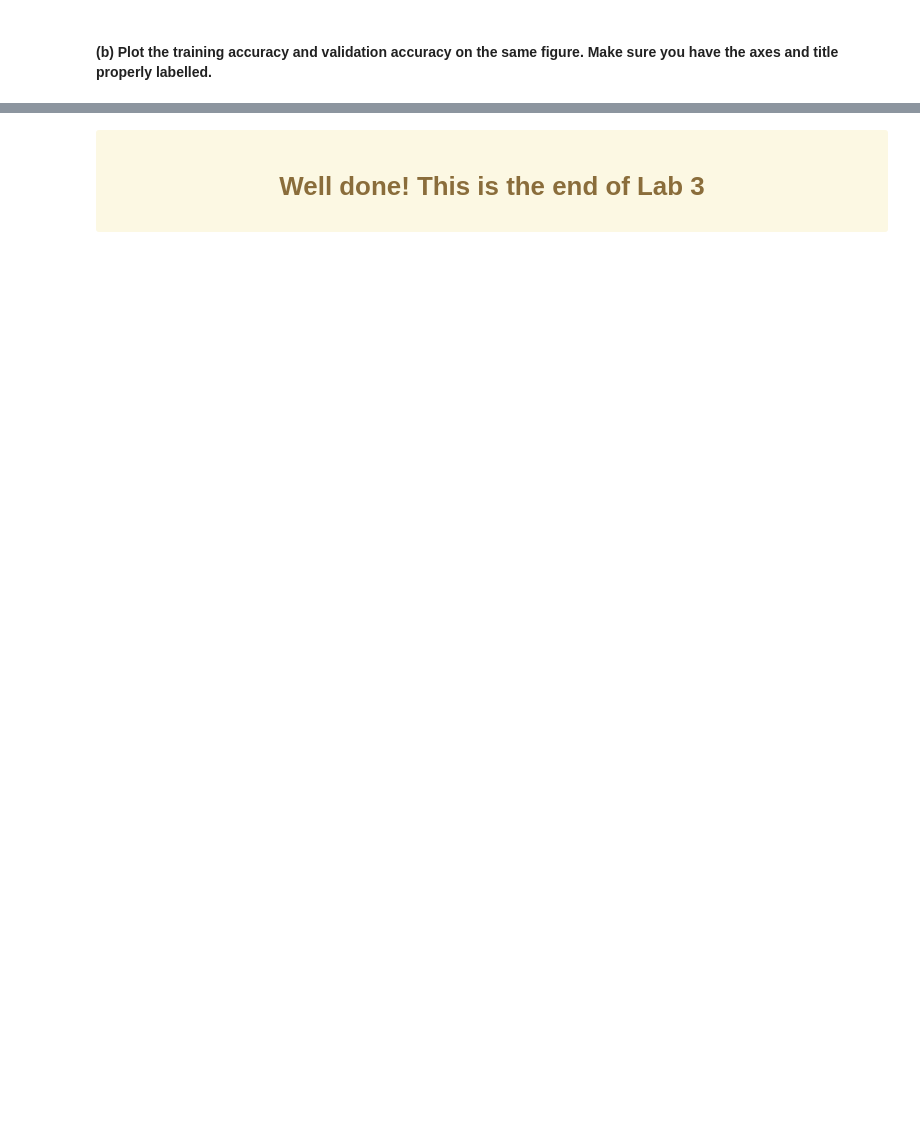
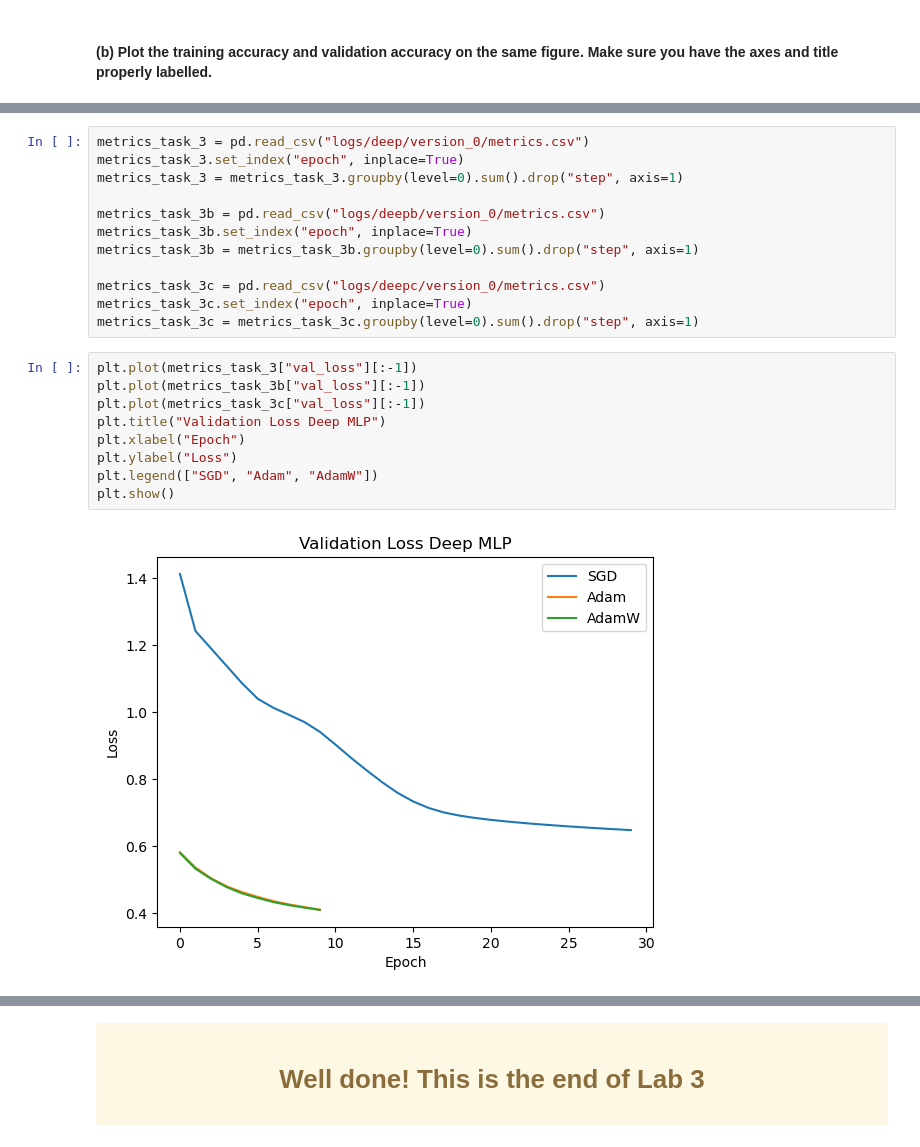
Before and after one commit to sqooid/ece4179-neural-networks, a Jupyter notebook: labs/lab-3/Lab3_2_CoverType.ipynb, the cells around one changed output, grey strips where cells are left out. Cells and saved outputs as stored; diff of their text form; blank space fills up the shorter version.

```diff
--- a/labs/lab-3/Lab3_2_CoverType.ipynb
+++ b/labs/lab-3/Lab3_2_CoverType.ipynb
@@ -1161,0 +1364,23 @@ Answer:
+# %%
+metrics_task_3 = pd.read_csv("logs/deep/version_0/metrics.csv")
+metrics_task_3.set_index("epoch", inplace=True)
+metrics_task_3 = metrics_task_3.groupby(level=0).sum().drop("step", axis=1)
+
+metrics_task_3b = pd.read_csv("logs/deepb/version_0/metrics.csv")
+metrics_task_3b.set_index("epoch", inplace=True)
+metrics_task_3b = metrics_task_3b.groupby(level=0).sum().drop("step", axis=1)
+
+metrics_task_3c = pd.read_csv("logs/deepc/version_0/metrics.csv")
+metrics_task_3c.set_index("epoch", inplace=True)
+metrics_task_3c = metrics_task_3c.groupby(level=0).sum().drop("step", axis=1)
+# %%
+plt.plot(metrics_task_3["val_loss"][:-1])
+plt.plot(metrics_task_3b["val_loss"][:-1])
+plt.plot(metrics_task_3c["val_loss"][:-1])
+plt.title("Validation Loss Deep MLP")
+plt.xlabel("Epoch")
+plt.ylabel("Loss")
+plt.legend(["SGD", "Adam", "AdamW"])
+plt.show()
+# %% [output]
+[figure, added]
```
Also changed, not shown: parts of 17 cells of this notebook.
